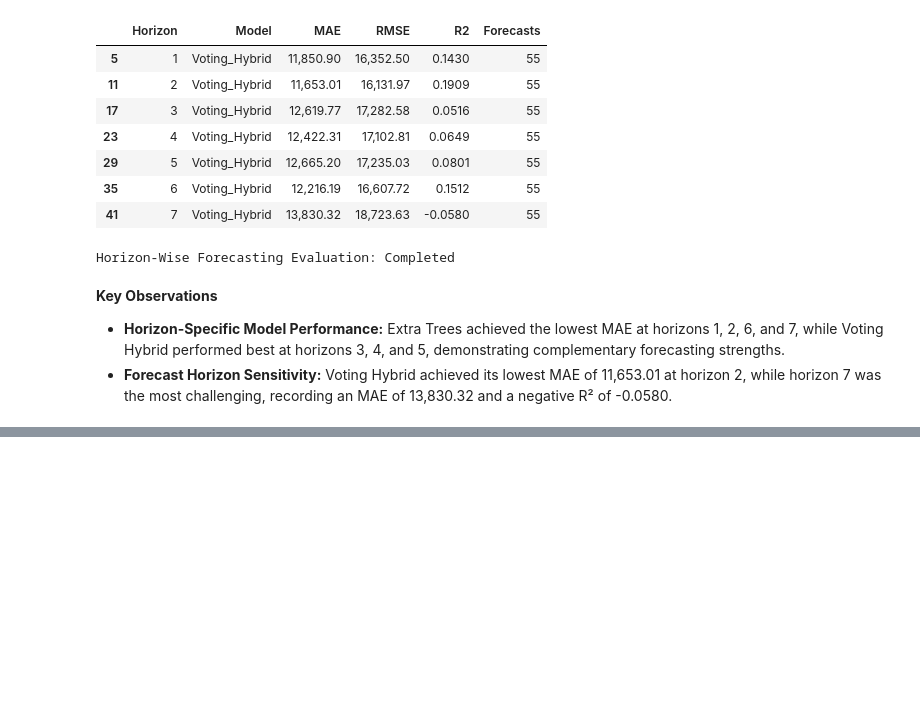
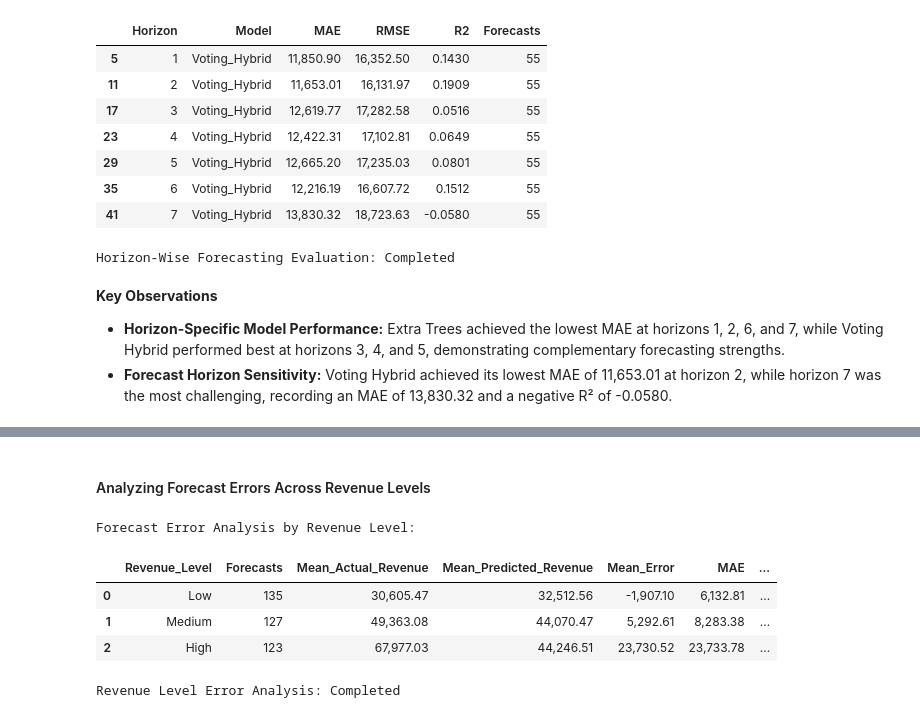
Before and after one commit to TejasMJ/Retail-Sales-Dynamics, a Jupyter notebook: notebooks/06_model_evaluation.ipynb, the cells around one changed output, grey strips where cells are left out. Saved outputs shown, nothing was run; the diff lists cells and outputs as text; code cells hidden in the pictures; blank space fills up the shorter version.

```diff
--- a/notebooks/06_model_evaluation.ipynb
+++ b/notebooks/06_model_evaluation.ipynb
@@ -1193,0 +1580,68 @@ Horizon-Wise Forecasting Evaluation: Completed
+# %% [markdown]
+#### Analyzing Forecast Errors Across Revenue Levels
+# %%
+revenue_error_df = forecast_error_df.copy()
+
+revenue_error_df["Revenue_Level"] = pd.qcut(
+    revenue_error_df["Actual"],
+    q=3,
+    labels=["Low", "Medium", "High"]
+)
+
+revenue_level_summary_df = (
+    revenue_error_df
+    .groupby("Revenue_Level", observed=True)
+    .agg(
+        Forecasts=("Actual", "size"),
+        Mean_Actual_Revenue=("Actual", "mean"),
+        Mean_Predicted_Revenue=("Voting_Hybrid", "mean"),
+        Mean_Error=("Voting_Hybrid_Error", "mean"),
+        MAE=("Voting_Hybrid_Absolute_Error", "mean"),
+        Median_Absolute_Error=(
+            "Voting_Hybrid_Absolute_Error",
+            "median"
+        ),
+        MAPE=(
+            "Voting_Hybrid_Absolute_Percentage_Error",
+            "mean"
+        )
+    )
+    .reset_index()
+)
+
+revenue_level_summary_df["Underprediction_Rate_%"] = (
+    revenue_error_df
+    .groupby("Revenue_Level", observed=True)[
+        "Voting_Hybrid_Error"
+    ]
+    .apply(lambda errors: (errors > 0).mean() * 100)
+    .to_numpy()
+)
+
+assert (
+    revenue_level_summary_df["Forecasts"].sum()
+    == len(revenue_error_df)
+)
+
+print("Forecast Error Analysis by Revenue Level:")
+
+display(
+    revenue_level_summary_df.style.format({
+        "Mean_Actual_Revenue": "{:,.2f}",
+        "Mean_Predicted_Revenue": "{:,.2f}",
+        "Mean_Error": "{:,.2f}",
+        "MAE": "{:,.2f}",
+        "Median_Absolute_Error": "{:,.2f}",
+        "MAPE": "{:.2f}%",
+        "Underprediction_Rate_%": "{:.2f}%"
+    })
+)
+
+print("\nRevenue Level Error Analysis: Completed")
+# %% [output]
+Forecast Error Analysis by Revenue Level:
+|  | Revenue_Level | Forecasts | Mean_Actual_Revenue | Mean_Predicted_Revenue | Mean_Error | MAE | ... |
+| 0 | Low | 135 | 30,605.47 | 32,512.56 | -1,907.10 | 6,132.81 | ... |
+| 1 | Medium | 127 | 49,363.08 | 44,070.47 | 5,292.61 | 8,283.38 | ... |
+| 2 | High | 123 | 67,977.03 | 44,246.51 | 23,730.52 | 23,733.78 | ... |
+Revenue Level Error Analysis: Completed
```
Also changed, not shown: parts of 11 cells of this notebook, 3 other files.
